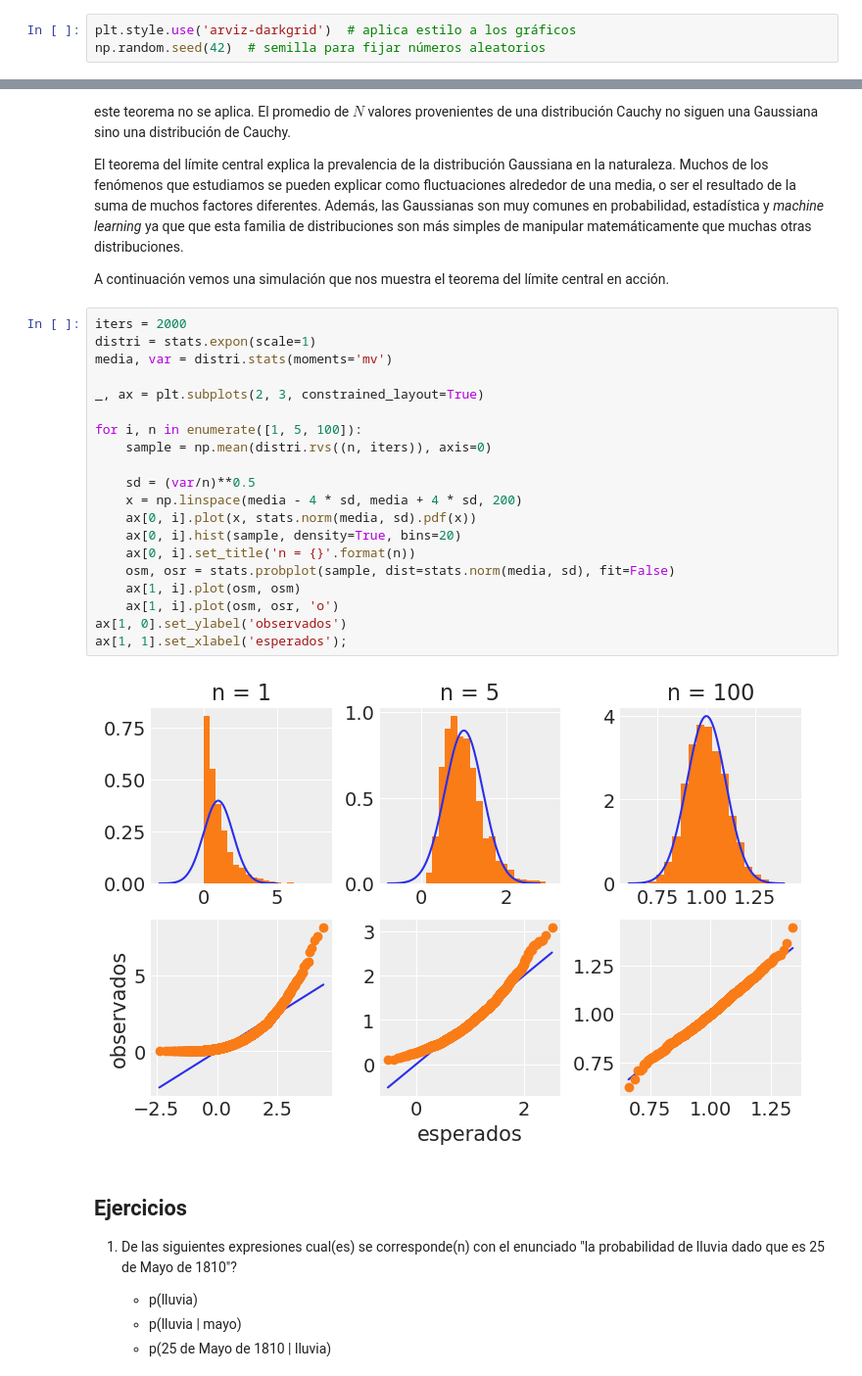
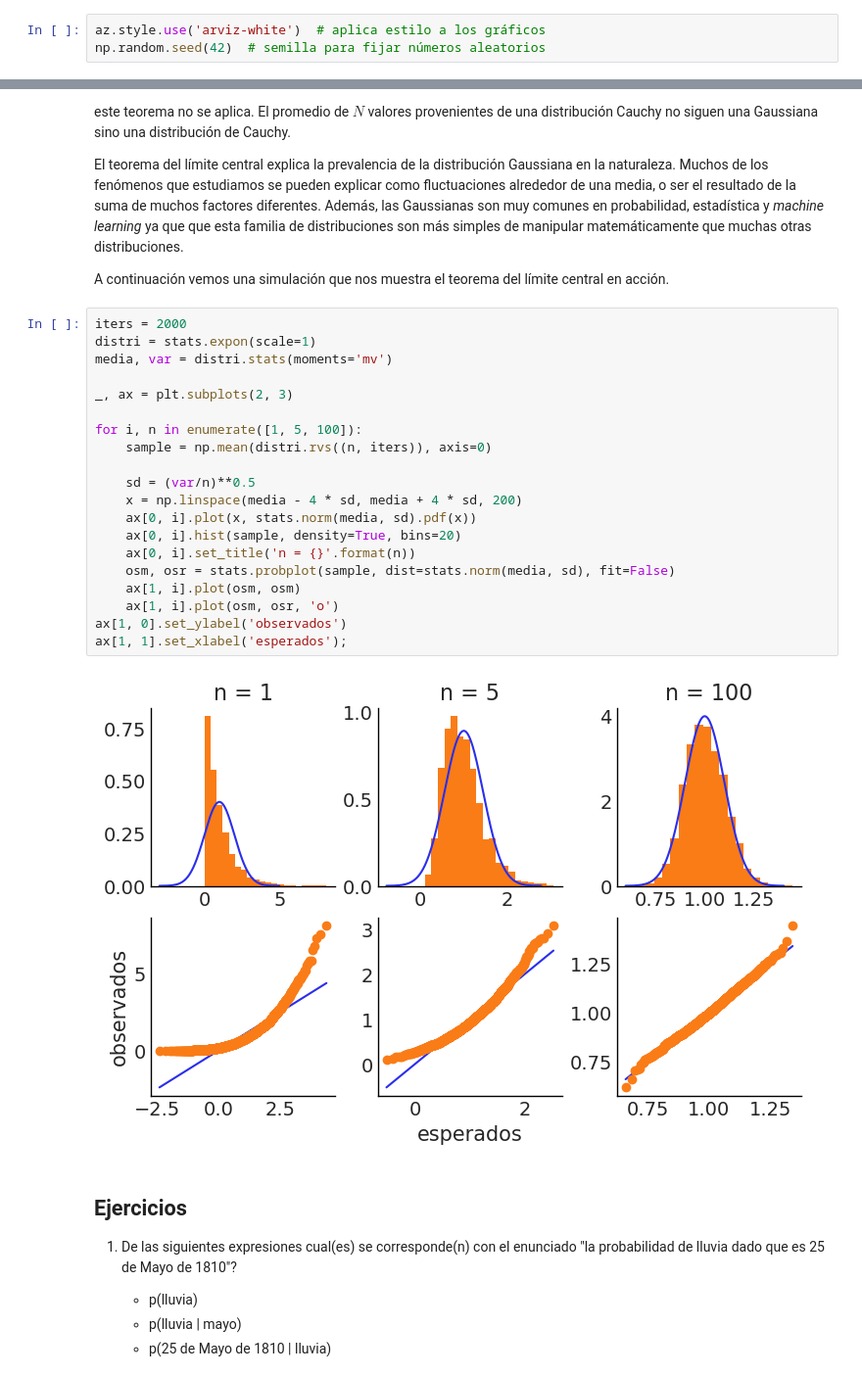
Before and after one commit to Grupo-de-modelado-probabilista/modelado_bayesiano, a Jupyter notebook: 00_Probabilidad.ipynb, the cells around one changed output, grey strips where cells are left out. Shown at 98% size. Cells and saved outputs as stored; diff of their text form.

```diff
--- a/00_Probabilidad.ipynb
+++ b/00_Probabilidad.ipynb
@@ -8,4 +9,4 @@ from ipywidgets import interact
 import ipywidgets as ipyw
 # %%
-plt.style.use('arviz-darkgrid')  # aplica estilo a los gráficos
+az.style.use('arviz-white')  # aplica estilo a los gráficos
 np.random.seed(42)  # semilla para fijar números aleatorios
@@ -678,25 +656,25 @@ A continuación vemos una simulación que nos muestra el teorema del límite cen
 # %%
 iters = 2000
 distri = stats.expon(scale=1)
 media, var = distri.stats(moments='mv')
 
-_, ax = plt.subplots(2, 3, constrained_layout=True)
+_, ax = plt.subplots(2, 3)
 
 for i, n in enumerate([1, 5, 100]):
     sample = np.mean(distri.rvs((n, iters)), axis=0)
 
     sd = (var/n)**0.5
     x = np.linspace(media - 4 * sd, media + 4 * sd, 200)
     ax[0, i].plot(x, stats.norm(media, sd).pdf(x))
     ax[0, i].hist(sample, density=True, bins=20)
     ax[0, i].set_title('n = {}'.format(n))
     osm, osr = stats.probplot(sample, dist=stats.norm(media, sd), fit=False)
     ax[1, i].plot(osm, osm)
     ax[1, i].plot(osm, osr, 'o')
 ax[1, 0].set_ylabel('observados')
 ax[1, 1].set_xlabel('esperados');
 # %% [output]
-[figure, old version]
+[figure, new version]
 # %% [markdown]
 ## Ejercicios
 
```
Also changed, not shown: parts of 30 cells of this notebook, 3 other files.
